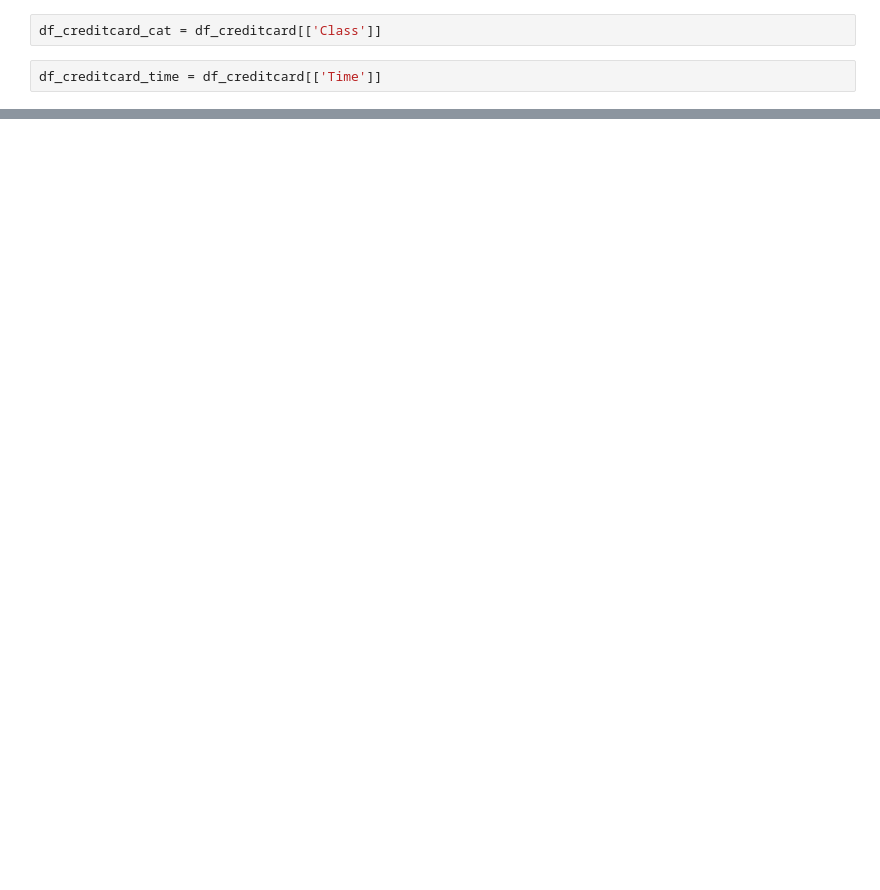
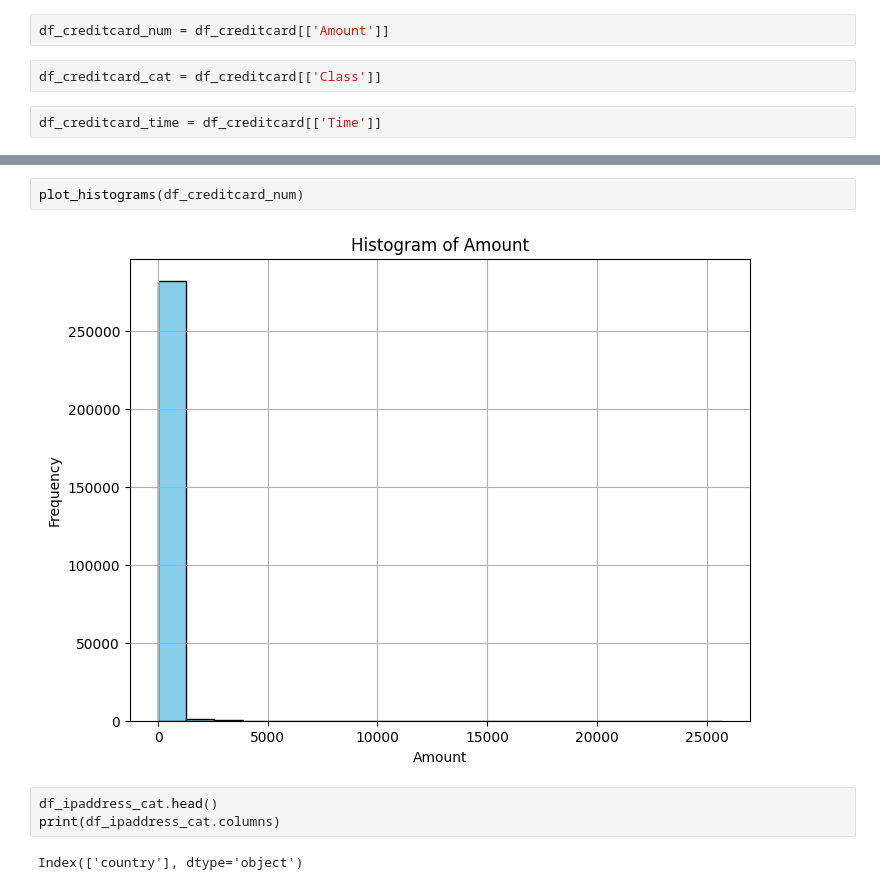
Before and after one commit to abrahamshimelis/fraud-detection, a Jupyter notebook: notebooks/data_analysis_and_preprocessing.ipynb, the cells around one changed output, grey strips where cells are left out. Drawn from its saved outputs; the diff is of its cells as text; blank space fills up the shorter version.

```diff
--- a/notebooks/data_analysis_and_preprocessing.ipynb
+++ b/notebooks/data_analysis_and_preprocessing.ipynb
@@ -198,3 +196,5 @@ df_creditcard_num = df_creditcard[['V1', 'V2', 'V3', 'V4', 'V5', 'V6', 'V7', 'V8
+# %%
+df_creditcard_num = df_creditcard[['Amount']]
 # %%
 df_creditcard_cat = df_creditcard[['Class']]
 # %%
@@ -201,0 +325,9 @@ df_creditcard_time = df_creditcard[['Time']]
+# %%
+plot_histograms(df_creditcard_num)
+# %% [output]
+[figure, added]
+# %%
+df_ipaddress_cat.head()
+print(df_ipaddress_cat.columns)
+# %% [output]
+Index(['country'], dtype='object')
```
Also changed, not shown: parts of 21 cells of this notebook, 2 other files.
